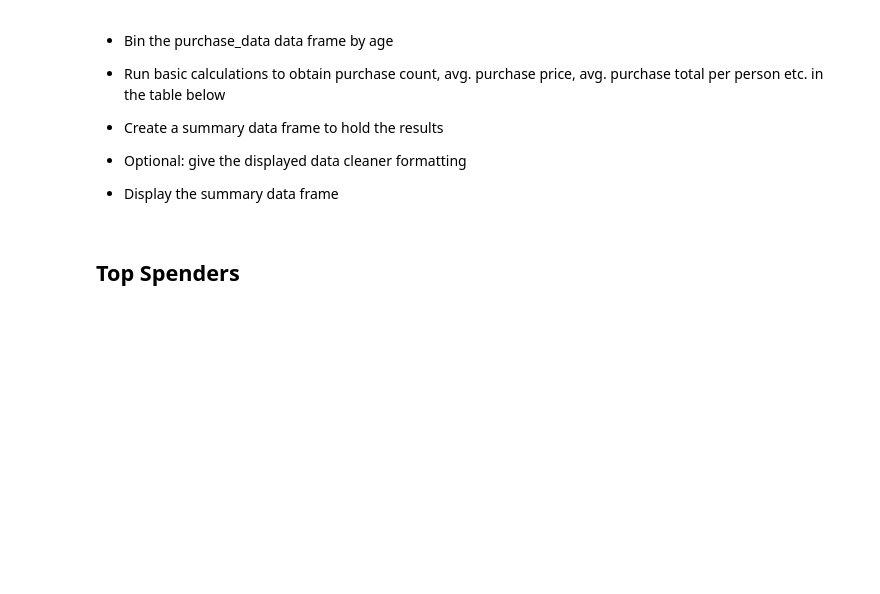
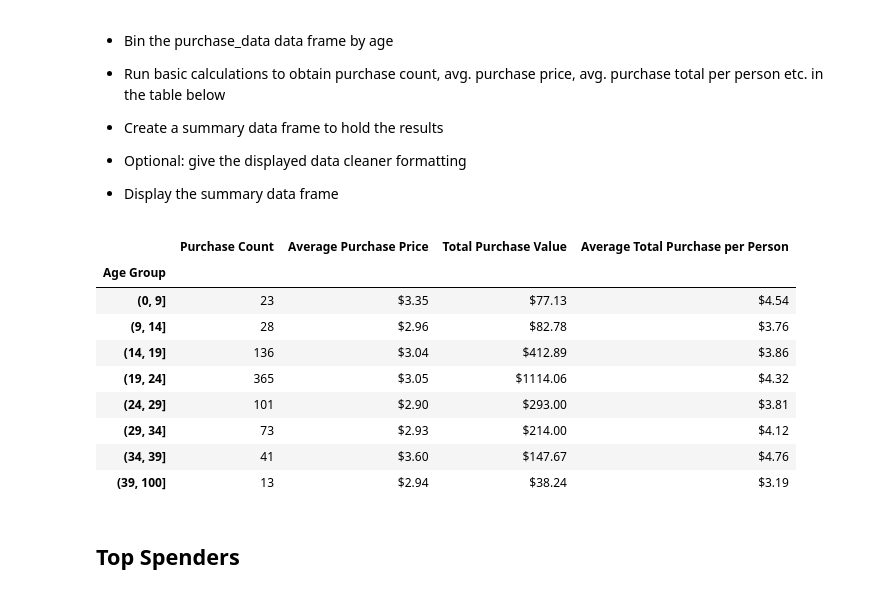
Before and after one commit to abbylemon/pandas-challenge, a Jupyter notebook: HeroesOfPymoli_ARL.ipynb, the cells around one changed output. Cells and saved outputs as stored; diff of their text form; code cells hidden in the pictures; blank space fills up the shorter version.

Commit message:
finished questions and formating

```diff
--- a/HeroesOfPymoli_ARL.ipynb
+++ b/HeroesOfPymoli_ARL.ipynb
@@ -155,6 +256,52 @@ genderanalysis_df
 
 
 * Display the summary data frame
+# %%
+# The below each broken into bins of 4 years (i.e. <10, 10-14, 15-19, etc.)
+
+#create my bins
+maxage = max(purchase_data_df['Age'])
+bins = [0, 9, 14, 19, 24, 29, 34, 39, 100]
+
+#cut the data using that bin
+purchase_data_df['Age Group'] = pd.cut(purchase_data_df['Age'], bins)
+purchase_data_df
+
+# Purchase Count
+#group by age group, create a new dataframe of the number of purchases then rename that column
+agegroup = purchase_data_df.groupby(['Age Group'])
+ageanalysis_df = pd.DataFrame(agegroup['Purchase ID'].count())
+ageanalysis_df = ageanalysis_df.rename(columns={'Purchase ID': 'Purchase Count'})
+
+# Average Purchase Price
+#create a column of the average price
+ageanalysis_df['Average Purchase Price'] = agegroup['Price'].mean()
+
+# Total Purchase Value
+#create a column of the total price by multipuling the number of purchases by the average price
+ageanalysis_df['Total Purchase Value'] = agegroup['Purchase ID'].count()*agegroup['Price'].mean()
+
+# Average Purchase Total per Person by Age Group
+#create a column of the average purchase per person by the total purchase column divided by the number of people per age group
+ageanalysis_df['Average Total Purchase per Person'] = ageanalysis_df['Total Purchase Value']/agecount_df['Total Count']
+
+# Format columns
+ageanalysis_df['Average Purchase Price'] = ageanalysis_df['Average Purchase Price'].map("${:.2f}".format)
+ageanalysis_df['Total Purchase Value'] = ageanalysis_df['Total Purchase Value'].map("${:.2f}".format)
+ageanalysis_df['Average Total Purchase per Person'] = ageanalysis_df['Average Total Purchase per Person'].map("${:.2f}".format)
+
+ageanalysis_df
+# %% [output]
+|  | Purchase Count | Average Purchase Price | Total Purchase Value | Average Total Purchase per Person |
+| Age Group |  |  |  |  |
+| (0, 9] | 23 | $3.35 | $77.13 | $4.54 |
+| (9, 14] | 28 | $2.96 | $82.78 | $3.76 |
+| (14, 19] | 136 | $3.04 | $412.89 | $3.86 |
+| (19, 24] | 365 | $3.05 | $1114.06 | $4.32 |
+| (24, 29] | 101 | $2.90 | $293.00 | $3.81 |
+| (29, 34] | 73 | $2.93 | $214.00 | $4.12 |
+| (34, 39] | 41 | $3.60 | $147.67 | $4.76 |
+| (39, 100] | 13 | $2.94 | $38.24 | $3.19 |
 # %% [markdown]
 ## Top Spenders
 # %% [markdown]
```
Also changed, not shown: parts of 10 cells of this notebook.
